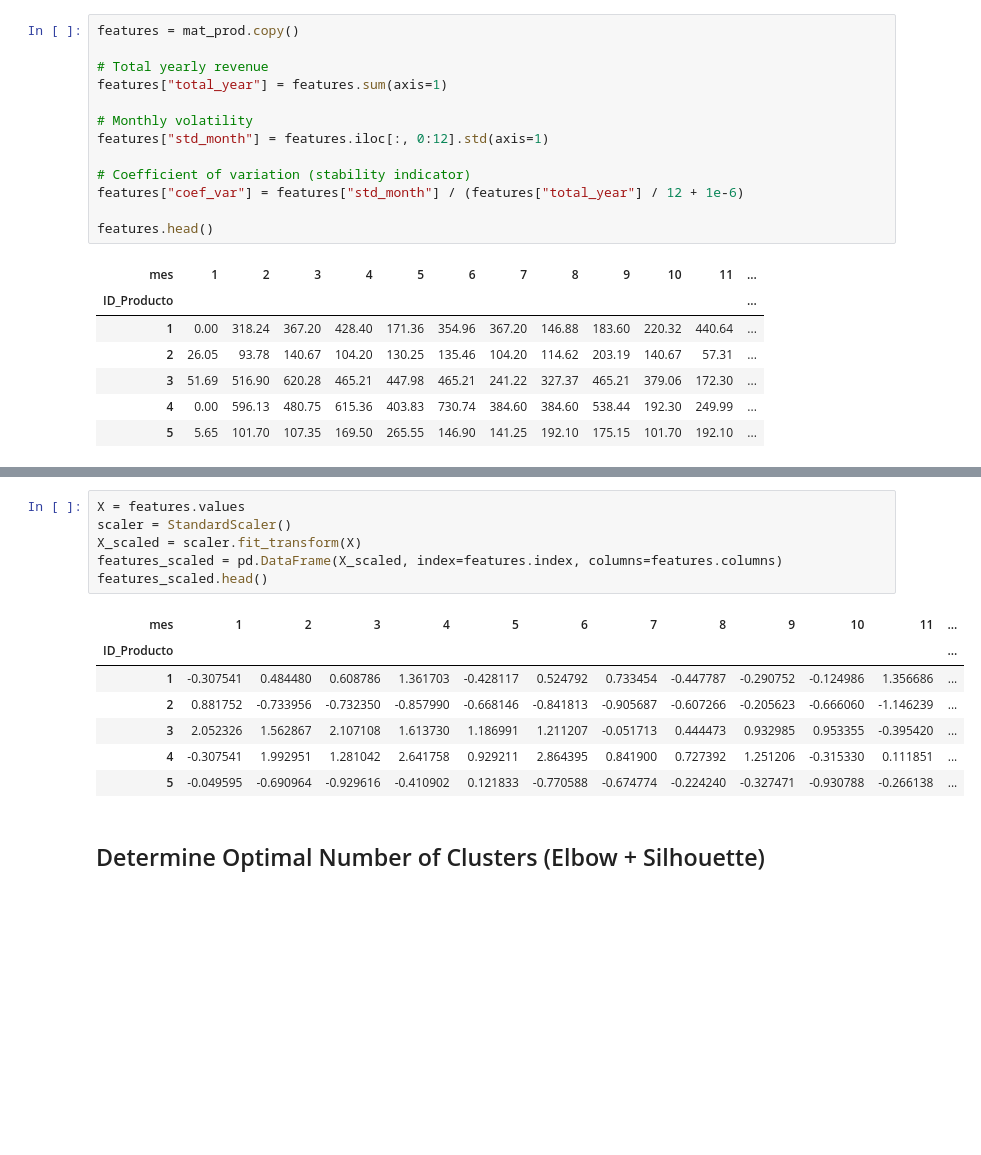
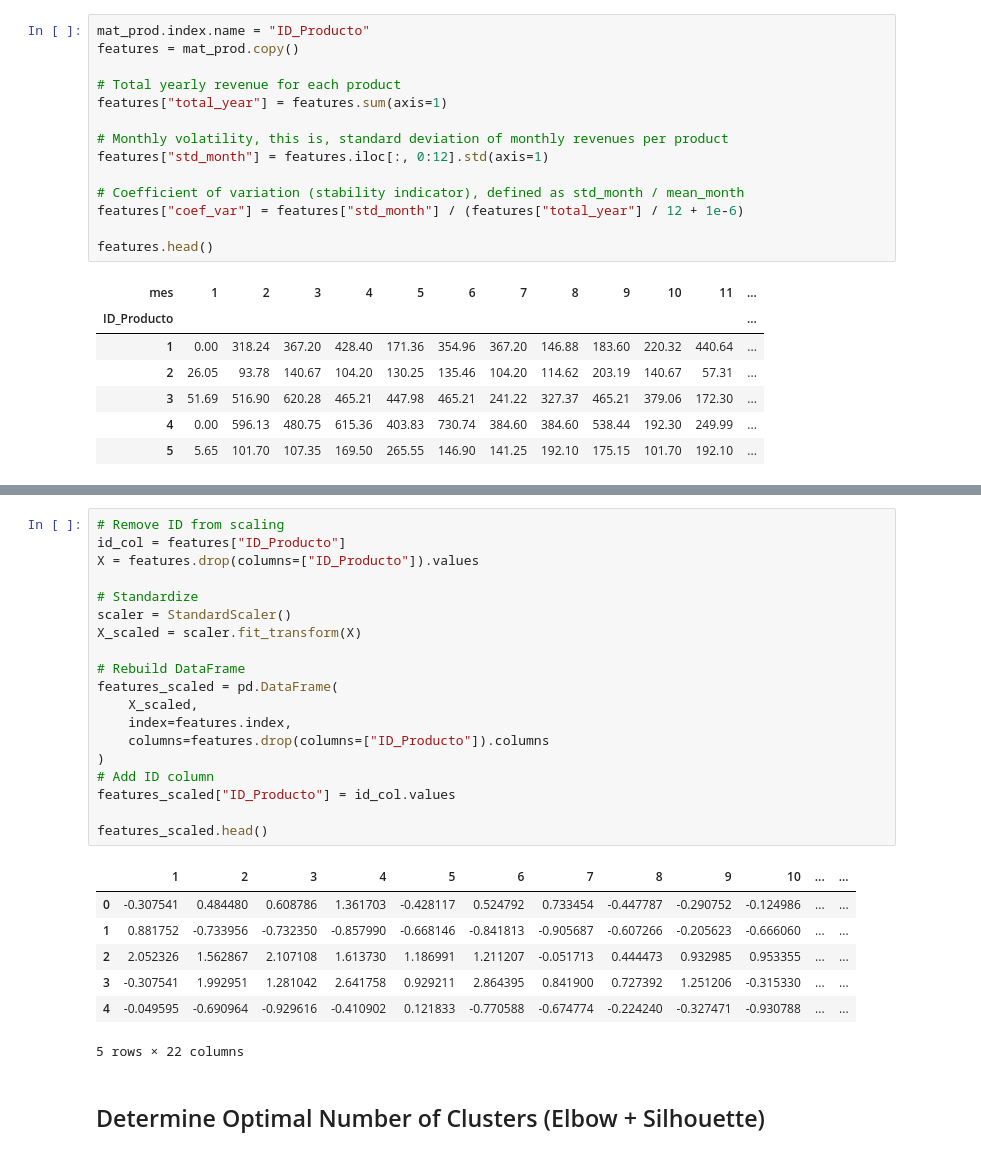
Before and after one commit to SofiaAngelaKnutas/reto_ma2003b, a Jupyter notebook: notebooks/segmentation_and_clustering.ipynb, the cells around one changed output, grey strips where cells are left out. Drawn from its saved outputs; the diff is of its cells as text; blank space fills up the shorter version.

```diff
--- a/notebooks/segmentation_and_clustering.ipynb
+++ b/notebooks/segmentation_and_clustering.ipynb
@@ -82,13 +94,14 @@ mat_prod.head()
 # %%
+mat_prod.index.name = "ID_Producto"
 features = mat_prod.copy()
 
-# Total yearly revenue
+# Total yearly revenue for each product
 features["total_year"] = features.sum(axis=1)
 
-# Monthly volatility
+# Monthly volatility, this is, standard deviation of monthly revenues per product
 features["std_month"] = features.iloc[:, 0:12].std(axis=1)
 
-# Coefficient of variation (stability indicator)
+# Coefficient of variation (stability indicator), defined as std_month / mean_month
 features["coef_var"] = features["std_month"] / (features["total_year"] / 12 + 1e-6)
 
 features.head()
@@ -105,17 +185,30 @@ features.head()
 # %%
-X = features.values
+# Remove ID from scaling
+id_col = features["ID_Producto"]
+X = features.drop(columns=["ID_Producto"]).values
+
+# Standardize
 scaler = StandardScaler()
 X_scaled = scaler.fit_transform(X)
-features_scaled = pd.DataFrame(X_scaled, index=features.index, columns=features.columns)
+
+# Rebuild DataFrame
+features_scaled = pd.DataFrame(
+    X_scaled,
+    index=features.index,
+    columns=features.drop(columns=["ID_Producto"]).columns
+)
+# Add ID column
+features_scaled["ID_Producto"] = id_col.values
+
 features_scaled.head()
 # %% [output]
-| mes | 1 | 2 | 3 | 4 | 5 | 6 | 7 | 8 | 9 | 10 | 11 | ... |
-| ID_Producto |  |  |  |  |  |  |  |  |  |  |  | ... |
-| 1 | -0.307541 | 0.484480 | 0.608786 | 1.361703 | -0.428117 | 0.524792 | 0.733454 | -0.447787 | -0.290752 | -0.124986 | 1.356686 | ... |
-| 2 | 0.881752 | -0.733956 | -0.732350 | -0.857990 | -0.668146 | -0.841813 | -0.905687 | -0.607266 | -0.205623 | -0.666060 | -1.146239 | ... |
-| 3 | 2.052326 | 1.562867 | 2.107108 | 1.613730 | 1.186991 | 1.211207 | -0.051713 | 0.444473 | 0.932985 | 0.953355 | -0.395420 | ... |
-| 4 | -0.307541 | 1.992951 | 1.281042 | 2.641758 | 0.929211 | 2.864395 | 0.841900 | 0.727392 | 1.251206 | -0.315330 | 0.111851 | ... |
-| 5 | -0.049595 | -0.690964 | -0.929616 | -0.410902 | 0.121833 | -0.770588 | -0.674774 | -0.224240 | -0.327471 | -0.930788 | -0.266138 | ... |
+|  | 1 | 2 | 3 | 4 | 5 | 6 | 7 | 8 | 9 | 10 | ... | ... |
+| 0 | -0.307541 | 0.484480 | 0.608786 | 1.361703 | -0.428117 | 0.524792 | 0.733454 | -0.447787 | -0.290752 | -0.124986 | ... | ... |
+| 1 | 0.881752 | -0.733956 | -0.732350 | -0.857990 | -0.668146 | -0.841813 | -0.905687 | -0.607266 | -0.205623 | -0.666060 | ... | ... |
+| 2 | 2.052326 | 1.562867 | 2.107108 | 1.613730 | 1.186991 | 1.211207 | -0.051713 | 0.444473 | 0.932985 | 0.953355 | ... | ... |
+| 3 | -0.307541 | 1.992951 | 1.281042 | 2.641758 | 0.929211 | 2.864395 | 0.841900 | 0.727392 | 1.251206 | -0.315330 | ... | ... |
+| 4 | -0.049595 | -0.690964 | -0.929616 | -0.410902 | 0.121833 | -0.770588 | -0.674774 | -0.224240 | -0.327471 | -0.930788 | ... | ... |
+5 rows × 22 columns
 # %% [markdown]
 ## Determine Optimal Number of Clusters (Elbow + Silhouette)
 # %%
```
Also changed, not shown: parts of 20 cells of this notebook.
